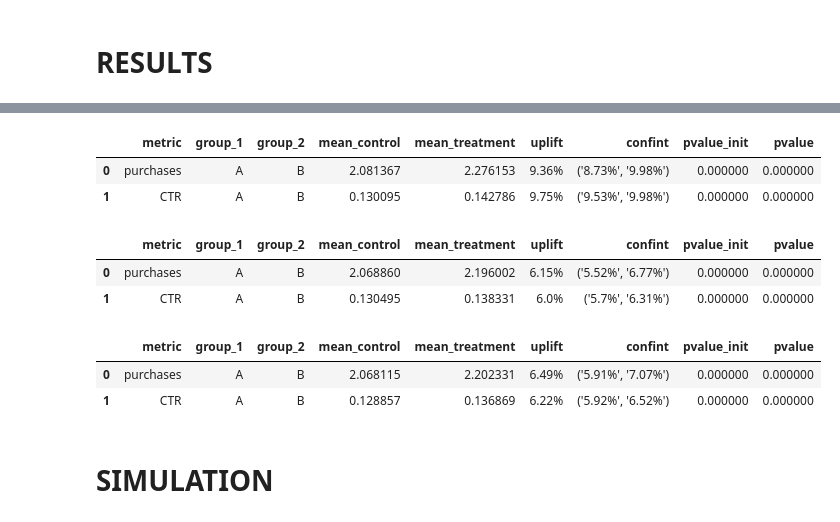
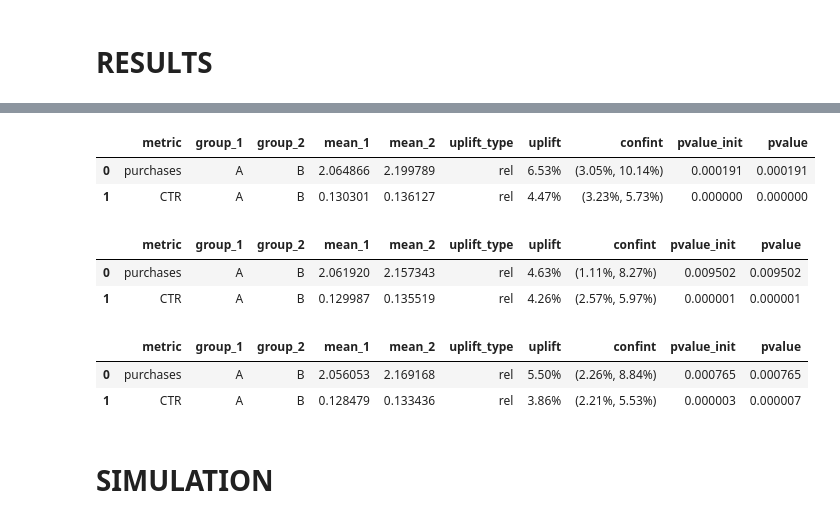
Before and after one commit to aviasales/ABiasales, a Jupyter notebook: tutorials/Tutorial (all functions).ipynb, the cells around one changed output, grey strips where cells are left out. Saved outputs shown, nothing was run; the diff lists cells and outputs as text; code cells hidden in the pictures.

```diff
--- a/tutorials/Tutorial (all functions).ipynb
+++ b/tutorials/Tutorial (all functions).ipynb
@@ -613,32 +603,32 @@ results = calc_exp_results(
 # %%
 # WITH STRATIFICATION
 results = calc_exp_results(
-    df, exp_group_col='exp_group', metrics=metrics,
+    df_results, exp_group_col='exp_group', metrics=metrics,
     use_stratification=True, strats_cols=STRATS_COLS
 )
 # %% [output]
-|  | metric | group_1 | group_2 | mean_control | mean_treatment | uplift | confint | pvalue_init | pvalue |
-| 0 | purchases | A | B | 2.081367 | 2.276153 | 9.36% | ('8.73%', '9.98%') | 0.000000 | 0.000000 |
-| 1 | CTR | A | B | 0.130095 | 0.142786 | 9.75% | ('9.53%', '9.98%') | 0.000000 | 0.000000 |
+|  | metric | group_1 | group_2 | mean_1 | mean_2 | uplift_type | uplift | confint | pvalue_init | pvalue |
+| 0 | purchases | A | B | 2.064866 | 2.199789 | rel | 6.53% | (3.05%, 10.14%) | 0.000191 | 0.000191 |
+| 1 | CTR | A | B | 0.130301 | 0.136127 | rel | 4.47% | (3.23%, 5.73%) | 0.000000 | 0.000000 |
 # %%
 # WITH CUPED
 results = calc_exp_results(
-    df, exp_group_col='exp_group', metrics=metrics_cuped
+    df_results, exp_group_col='exp_group', metrics=metrics_cuped
 )
 # %% [output]
-|  | metric | group_1 | group_2 | mean_control | mean_treatment | uplift | confint | pvalue_init | pvalue |
-| 0 | purchases | A | B | 2.068860 | 2.196002 | 6.15% | ('5.52%', '6.77%') | 0.000000 | 0.000000 |
-| 1 | CTR | A | B | 0.130495 | 0.138331 | 6.0% | ('5.7%', '6.31%') | 0.000000 | 0.000000 |
+|  | metric | group_1 | group_2 | mean_1 | mean_2 | uplift_type | uplift | confint | pvalue_init | pvalue |
+| 0 | purchases | A | B | 2.061920 | 2.157343 | rel | 4.63% | (1.11%, 8.27%) | 0.009502 | 0.009502 |
+| 1 | CTR | A | B | 0.129987 | 0.135519 | rel | 4.26% | (2.57%, 5.97%) | 0.000001 | 0.000001 |
 # %%
 # WITH STRATIFICATION AND CUPED
 results = calc_exp_results(
-    df, exp_group_col='exp_group', metrics=metrics_cuped,
+    df_results, exp_group_col='exp_group', metrics=metrics_cuped,
     use_stratification=True, strats_cols=STRATS_COLS
 )
 # %% [output]
-|  | metric | group_1 | group_2 | mean_control | mean_treatment | uplift | confint | pvalue_init | pvalue |
-| 0 | purchases | A | B | 2.068115 | 2.202331 | 6.49% | ('5.91%', '7.07%') | 0.000000 | 0.000000 |
-| 1 | CTR | A | B | 0.128857 | 0.136869 | 6.22% | ('5.92%', '6.52%') | 0.000000 | 0.000000 |
+|  | metric | group_1 | group_2 | mean_1 | mean_2 | uplift_type | uplift | confint | pvalue_init | pvalue |
+| 0 | purchases | A | B | 2.056053 | 2.169168 | rel | 5.50% | (2.26%, 8.84%) | 0.000765 | 0.000765 |
+| 1 | CTR | A | B | 0.128479 | 0.133436 | rel | 3.86% | (2.21%, 5.53%) | 0.000003 | 0.000007 |
 # %% [markdown]
 # SIMULATION
 # %% [markdown]
```
Also changed, not shown: parts of 54 cells of this notebook, 1 other file.
